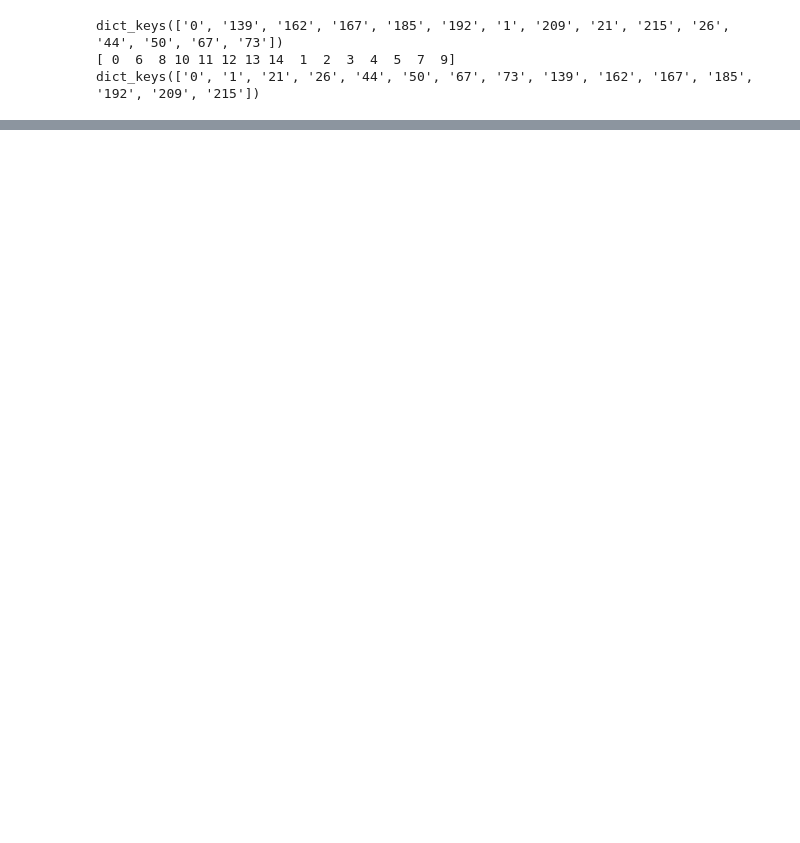
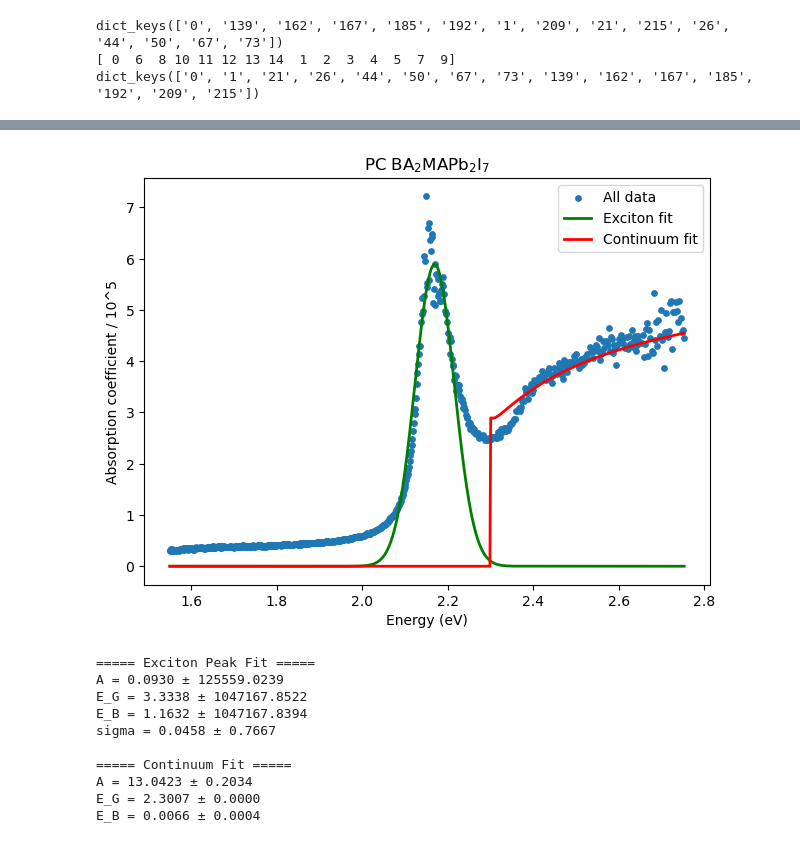
Before and after one commit to Phb22rr/4th-year-project, a Jupyter notebook: Elliott method.ipynb, the cells around one changed output, grey strips where cells are left out. Drawn from its saved outputs; the diff is of its cells as text; code cells hidden in the pictures; blank space fills up the shorter version.

```diff
--- a/Elliott method.ipynb
+++ b/Elliott method.ipynb
@@ -285,0 +396,74 @@ E_B = 0.3493 ± inf
+# %%
+# ---- FIT 1: Exciton peaks ----
+p0_exiton = [A0, EG0, EB0, sigma0]
+params_exiton, cov_exiton = curve_fit(the_exiton_bit, x2, y2, p0=p0_exiton, maxfev=100000)
+
+# ---- FIT 2: General continuum ----
+p0_general = [1, 2.4, 50e-3]
+params_general, cov_general = curve_fit(general_bit, x3, y3, p0=p0_general, maxfev=100000)
+
+# ---- SINGLE PLOT ----
+#plt.figure(figsize=(8,6))
+
+# All raw data
+plt.scatter(x, y, s=15, label="All data")
+
+# Exciton model
+plt.plot(x,
+         the_exiton_bit(x, *params_exiton),
+         color='green',
+         linewidth=2,
+         label="Exciton fit")
+
+# General continuum model
+plt.plot(x,
+         general_bit(x, *params_general),
+         color='red',
+         linewidth=2,
+         label="Continuum fit")
+#plt.plot(x, the_exiton_bit(x, *params_exiton) + general_bit(x, *params_general), color='blue',
+         #linewidth=2,
+         #label="Exciton fit")
+
+plt.xlabel("Energy (eV)")
+plt.ylabel("Absorption coefficient / 10^5")
+plt.legend()
+plt.tight_layout()
+
+if i ==1:
+    title = r"BA$_{2}$PbI$_{4}$"
+if i ==2:
+    title = r"SC BA$_{2}$MAPb$_{2}$I$_{7}$"
+if i ==3:
+    title = r"PC BA$_{2}$MAPb$_{2}$I$_{7}$"
+
+plt.title(title)
+plt.show()
+
+#Do we want the parameters and the errors? YES! --- When do we want them? NOW!
+A_ex, E_G_ex, E_B_ex, sigma_ex = params_exiton
+(A_ex_err, E_G_ex_err, E_B_ex_err, sigma_ex_err) = np.sqrt(np.diag(cov_exiton))
+print("===== Exciton Peak Fit =====")
+print(f"A = {A_ex:.4f} ± {A_ex_err:.4f}")
+print(f"E_G = {E_G_ex:.4f} ± {E_G_ex_err:.4f}")
+print(f"E_B = {E_B_ex:.4f} ± {E_B_ex_err:.4f}")
+print(f"sigma = {sigma_ex:.4f} ± {sigma_ex_err:.4f}")
+
+A_gen, E_G_gen, E_B_gen = params_general
+(A_gen_err, E_G_gen_err, E_B_gen_err) = np.sqrt(np.diag(cov_general))
+print("\n===== Continuum Fit =====")
+print(f"A = {A_gen:.4f} ± {A_gen_err:.4f}")
+print(f"E_G = {E_G_gen:.4f} ± {E_G_gen_err:.4f}")
+print(f"E_B = {E_B_gen:.4f} ± {E_B_gen_err:.4f}")
+# %% [output]
+[figure, added]
+===== Exciton Peak Fit =====
+A = 0.0930 ± 125559.0239
+E_G = 3.3338 ± 1047167.8522
+E_B = 1.1632 ± 1047167.8394
+sigma = 0.0458 ± 0.7667
+
+===== Continuum Fit =====
+A = 13.0423 ± 0.2034
+E_G = 2.3007 ± 0.0000
+E_B = 0.0066 ± 0.0004
```
Also changed, not shown: parts of 8 cells of this notebook.
